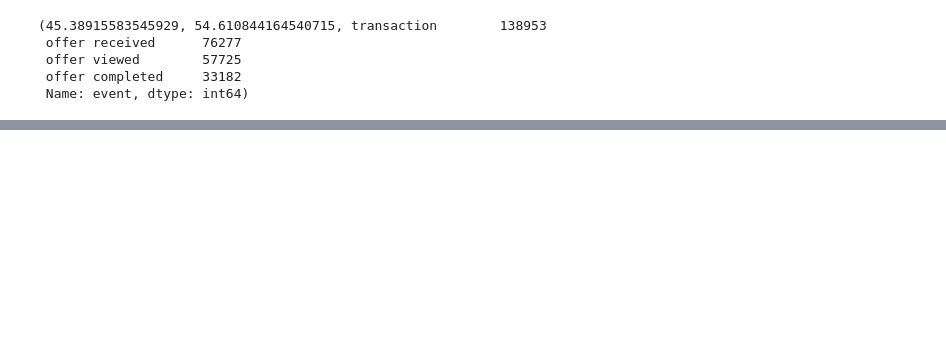
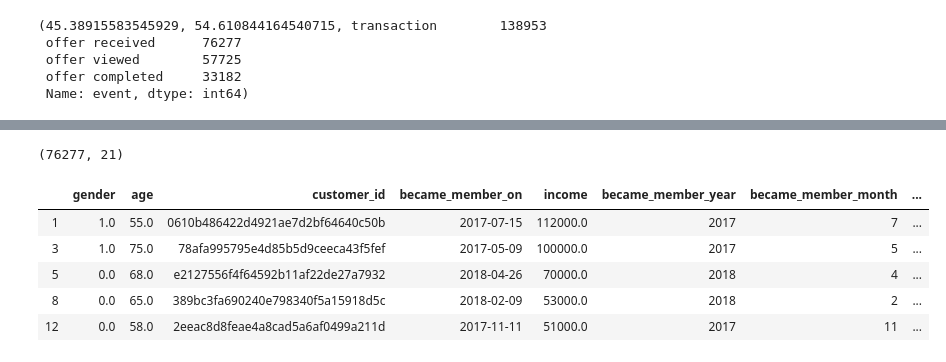
Before and after one commit to tarasowski/starbucks-offer-engine, a Jupyter notebook: notebooks/Starbucks Capstone Alpha.ipynb, the cells around one changed output, grey strips where cells are left out. Cells and saved outputs as stored; diff of their text form; code cells hidden in the pictures; blank space fills up the shorter version.

```diff
--- a/notebooks/Starbucks Capstone Alpha.ipynb
+++ b/notebooks/Starbucks Capstone Alpha.ipynb
@@ -103,7 +122,7 @@ sns.heatmap(profile.isnull(), cbar=False)
 <matplotlib.axes._subplots.AxesSubplot at 0x...>
 [figure]
 # %%
-profile = profile.drop(profile[profile['age'].isnull()].index)
+profile = profile.drop(profile[profile['gender'].isnull()].index)
 # %%
 sns.heatmap(profile.isnull(), cbar=False)
 # %% [output]
@@ -314,0 +390,13 @@ offer_df[offer_df['event_offer_received'] == 1].head(5)
+# %%
+df.shape
+# %% [output]
+(76277, 21)
+# %%
+profile.head(5)
+# %% [output]
+|  | gender | age | customer_id | became_member_on | income | became_member_year | became_member_month | ... |
+| 1 | 1.0 | 55.0 | 0610b486422d4921ae7d2bf64640c50b | 2017-07-15 | 112000.0 | 2017 | 7 | ... |
+| 3 | 1.0 | 75.0 | 78afa995795e4d85b5d9ceeca43f5fef | 2017-05-09 | 100000.0 | 2017 | 5 | ... |
+| 5 | 0.0 | 68.0 | e2127556f4f64592b11af22de27a7932 | 2018-04-26 | 70000.0 | 2018 | 4 | ... |
+| 8 | 0.0 | 65.0 | 389bc3fa690240e798340f5a15918d5c | 2018-02-09 | 53000.0 | 2018 | 2 | ... |
+| 12 | 0.0 | 58.0 | 2eeac8d8feae4a8cad5a6af0499a211d | 2017-11-11 | 51000.0 | 2017 | 11 | ... |
```
Also changed, not shown: parts of 39 cells of this notebook, 1 other file.
